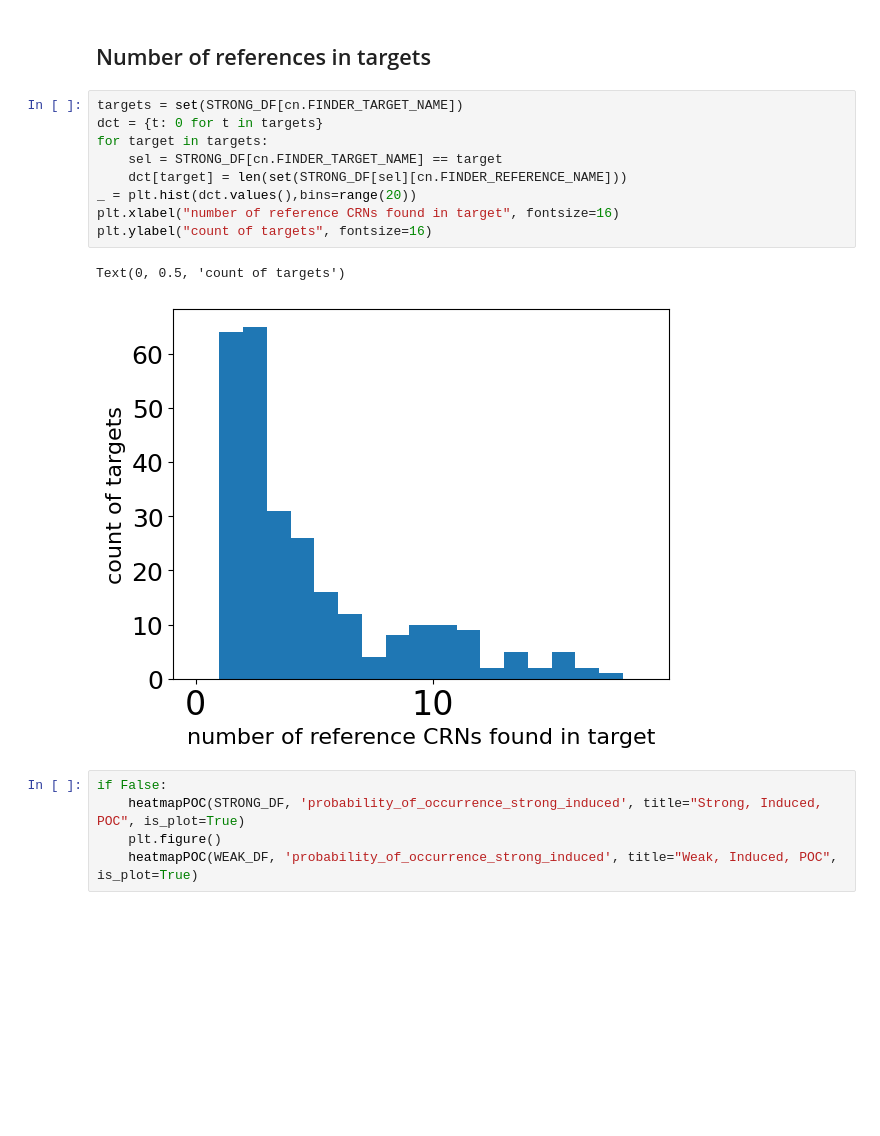
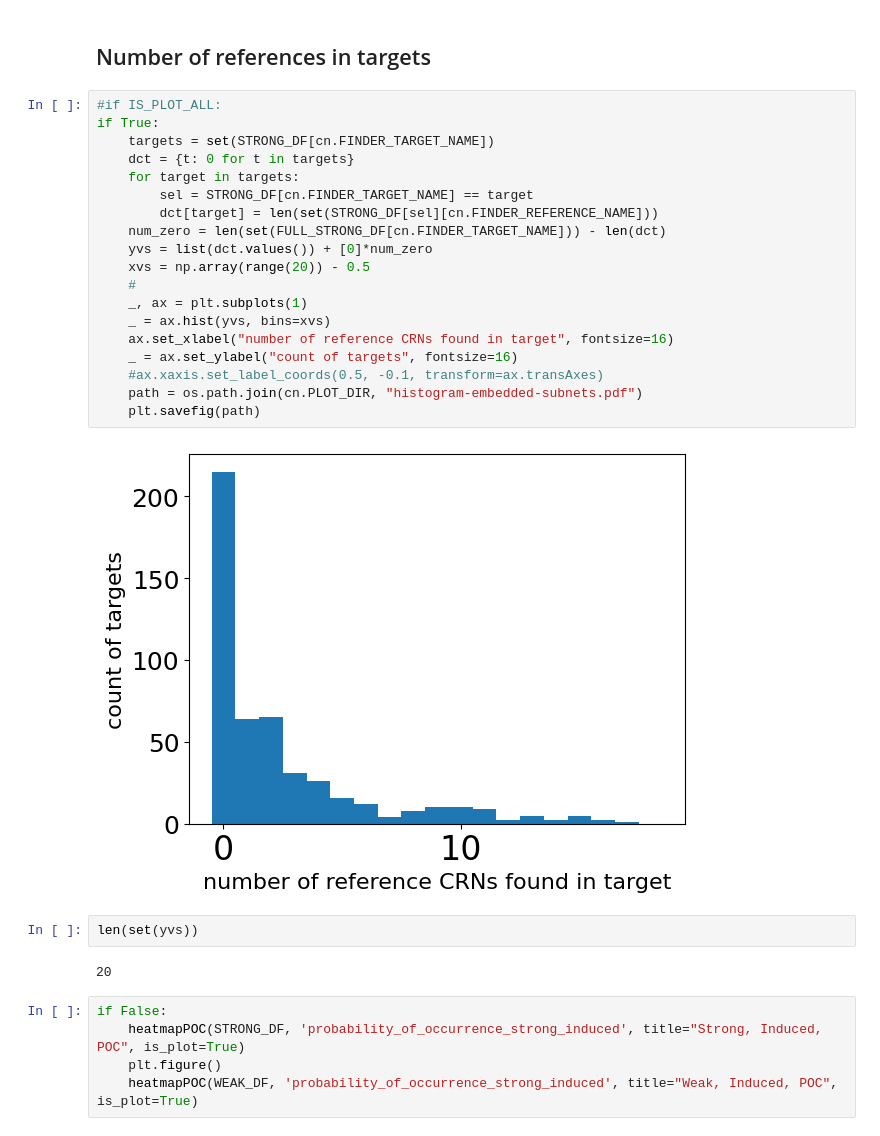
Before and after one commit to ModelEngineering/pySubnetSB, a Jupyter notebook: notebooks/plots_for_paper.ipynb, the cells around one changed output. Cells and saved outputs as stored; diff of their text form; blank space fills up the shorter version.

```diff
--- a/notebooks/plots_for_paper.ipynb
+++ b/notebooks/plots_for_paper.ipynb
@@ -576,17 +801,30 @@ Number of weak induced subnsets: 1338
 # %% [markdown]
 ## Number of references in targets
 # %%
-targets = set(STRONG_DF[cn.FINDER_TARGET_NAME])
-dct = {t: 0 for t in targets}
-for target in targets:
-    sel = STRONG_DF[cn.FINDER_TARGET_NAME] == target
-    dct[target] = len(set(STRONG_DF[sel][cn.FINDER_REFERENCE_NAME]))
-_ = plt.hist(dct.values(),bins=range(20))
-plt.xlabel("number of reference CRNs found in target", fontsize=16)
-plt.ylabel("count of targets", fontsize=16)
+#if IS_PLOT_ALL:
+if True:
+    targets = set(STRONG_DF[cn.FINDER_TARGET_NAME])
+    dct = {t: 0 for t in targets}
+    for target in targets:
+        sel = STRONG_DF[cn.FINDER_TARGET_NAME] == target
+        dct[target] = len(set(STRONG_DF[sel][cn.FINDER_REFERENCE_NAME]))
+    num_zero = len(set(FULL_STRONG_DF[cn.FINDER_TARGET_NAME])) - len(dct)
+    yvs = list(dct.values()) + [0]*num_zero
+    xvs = np.array(range(20)) - 0.5
+    #
+    _, ax = plt.subplots(1)
+    _ = ax.hist(yvs, bins=xvs)
+    ax.set_xlabel("number of reference CRNs found in target", fontsize=16)
+    _ = ax.set_ylabel("count of targets", fontsize=16)
+    #ax.xaxis.set_label_coords(0.5, -0.1, transform=ax.transAxes)
+    path = os.path.join(cn.PLOT_DIR, "histogram-embedded-subnets.pdf")
+    plt.savefig(path)
 # %% [output]
-Text(0, 0.5, 'count of targets')
-[figure, old version]
+[figure, new version]
+# %%
+len(set(yvs))
+# %% [output]
+20
 # %%
 if False:
     heatmapPOC(STRONG_DF, 'probability_of_occurrence_strong_induced', title="Strong, Induced, POC", is_plot=True)
```
Also changed, not shown: parts of 7 cells of this notebook, 3 other files.
